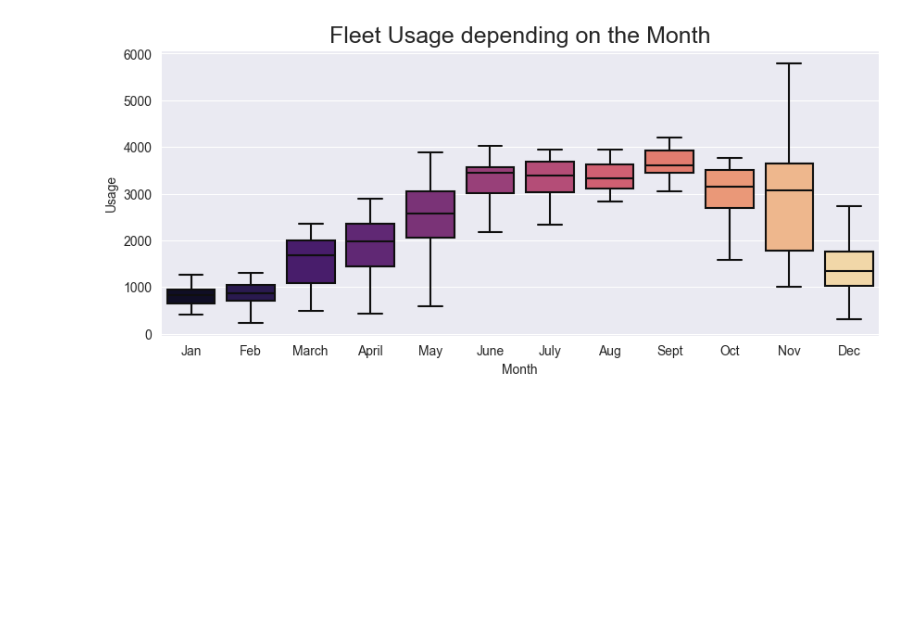
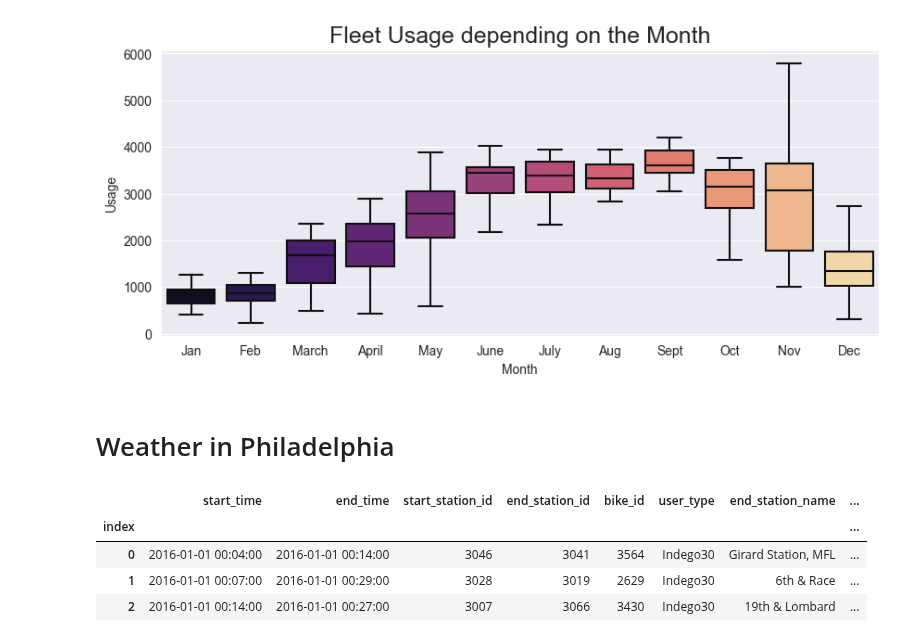
Before and after one commit to Jerematix/dataflow, a Jupyter notebook: notebooks/descriptive_analytics/temporal_demand_patterns_seasonality.ipynb, the cells around one changed output. Saved outputs shown, nothing was run; the diff lists cells and outputs as text; code cells hidden in the pictures; blank space fills up the shorter version.

```diff
--- a/notebooks/descriptive_analytics/temporal_demand_patterns_seasonality.ipynb
+++ b/notebooks/descriptive_analytics/temporal_demand_patterns_seasonality.ipynb
@@ -70,2 +67,14 @@ plt.show()
 # %% [output]
 [figure]
+# %% [markdown]
+# Weather in Philadelphia
+# %%
+#Import data
+trips_df = pd.read_parquet("../../data/bike_trips_cleaned.parquet")
+trips_df.head(3)
+# %% [output]
+|  | start_time | end_time | start_station_id | end_station_id | bike_id | user_type | end_station_name | ... |
+| index |  |  |  |  |  |  |  | ... |
+| 0 | 2016-01-01 00:04:00 | 2016-01-01 00:14:00 | 3046 | 3041 | 3564 | Indego30 | Girard Station, MFL | ... |
+| 1 | 2016-01-01 00:07:00 | 2016-01-01 00:29:00 | 3028 | 3019 | 2629 | Indego30 | 6th & Race | ... |
+| 2 | 2016-01-01 00:14:00 | 2016-01-01 00:27:00 | 3007 | 3066 | 3430 | Indego30 | 19th & Lombard | ... |
```
Also changed, not shown: parts of 16 cells of this notebook, 4 other files.
